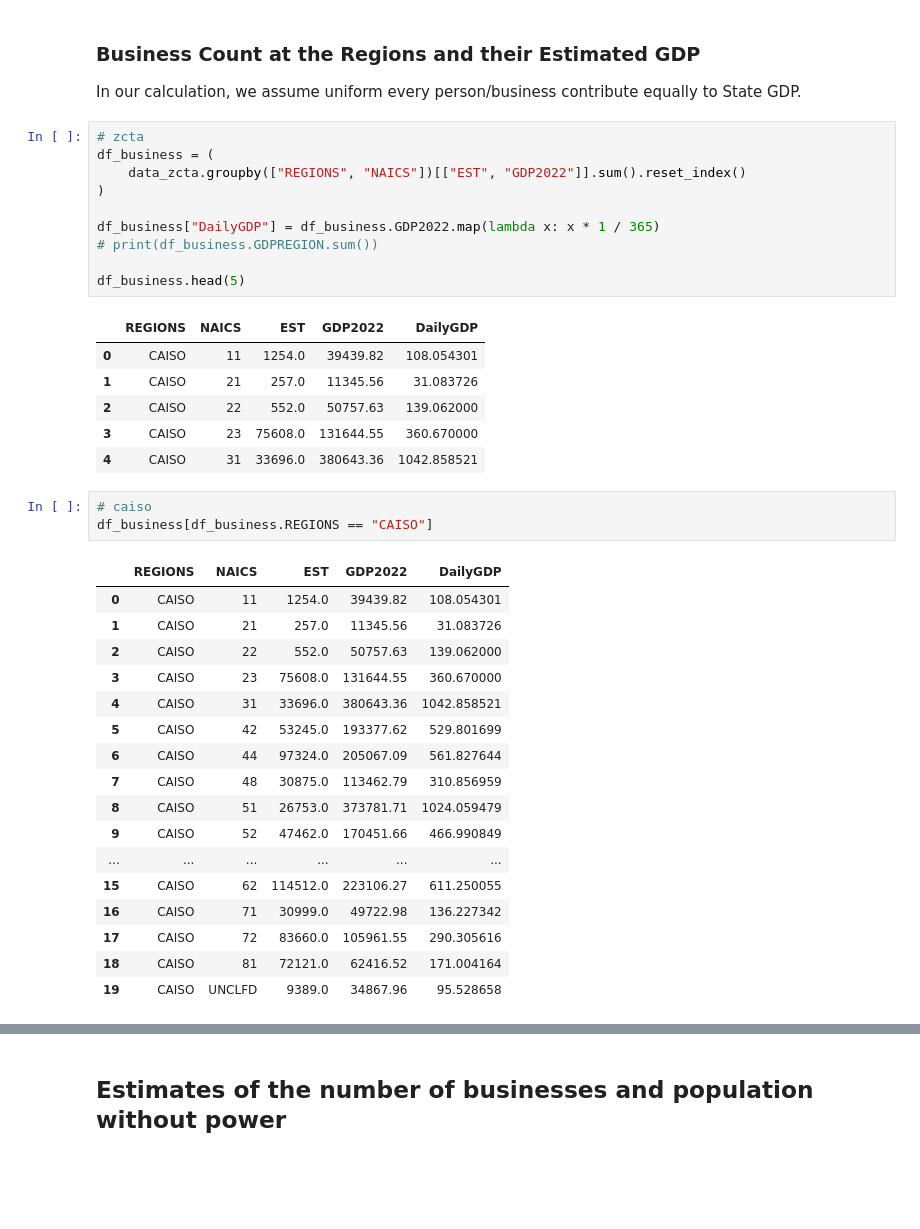
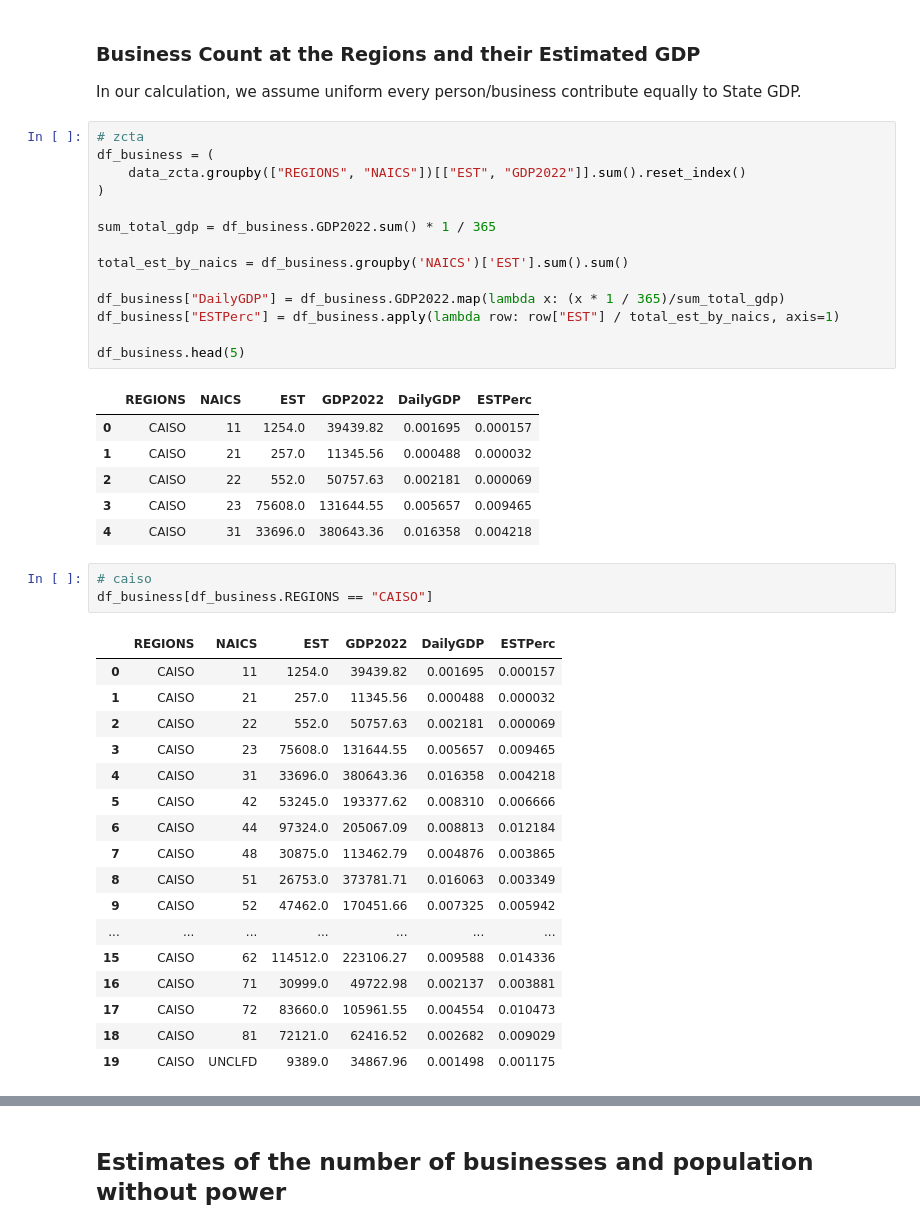
Before and after one commit to denniesbor/spwio, a Jupyter notebook: notebooks/scenario_modeling.ipynb, the cells around one changed output, grey strips where cells are left out. Saved outputs shown, nothing was run; the diff lists cells and outputs as text; blank space fills up the shorter version.

Commit message:
generate daily losses for supply (est) and demand (pop) scenarios

```diff
--- a/notebooks/scenario_modeling.ipynb
+++ b/notebooks/scenario_modeling.ipynb
@@ -61,41 +66,45 @@ In our calculation, we assume uniform every person/business contribute equally t
 # %%
 # zcta
 df_business = (
     data_zcta.groupby(["REGIONS", "NAICS"])[["EST", "GDP2022"]].sum().reset_index()
 )
 
-df_business["DailyGDP"] = df_business.GDP2022.map(lambda x: x * 1 / 365)
-# print(df_business.GDPREGION.sum())
+sum_total_gdp = df_business.GDP2022.sum() * 1 / 365
+
+total_est_by_naics = df_business.groupby('NAICS')['EST'].sum().sum()
+
+df_business["DailyGDP"] = df_business.GDP2022.map(lambda x: (x * 1 / 365)/sum_total_gdp)
+df_business["ESTPerc"] = df_business.apply(lambda row: row["EST"] / total_est_by_naics, axis=1)
 
 df_business.head(5)
 # %% [output]
-|  | REGIONS | NAICS | EST | GDP2022 | DailyGDP |
-| 0 | CAISO | 11 | 1254.0 | 39439.82 | 108.054301 |
-| 1 | CAISO | 21 | 257.0 | 11345.56 | 31.083726 |
-| 2 | CAISO | 22 | 552.0 | 50757.63 | 139.062000 |
-| 3 | CAISO | 23 | 75608.0 | 131644.55 | 360.670000 |
-| 4 | CAISO | 31 | 33696.0 | 380643.36 | 1042.858521 |
+|  | REGIONS | NAICS | EST | GDP2022 | DailyGDP | ESTPerc |
+| 0 | CAISO | 11 | 1254.0 | 39439.82 | 0.001695 | 0.000157 |
+| 1 | CAISO | 21 | 257.0 | 11345.56 | 0.000488 | 0.000032 |
+| 2 | CAISO | 22 | 552.0 | 50757.63 | 0.002181 | 0.000069 |
+| 3 | CAISO | 23 | 75608.0 | 131644.55 | 0.005657 | 0.009465 |
+| 4 | CAISO | 31 | 33696.0 | 380643.36 | 0.016358 | 0.004218 |
 # %%
 # caiso
 df_business[df_business.REGIONS == "CAISO"]
 # %% [output]
-|  | REGIONS | NAICS | EST | GDP2022 | DailyGDP |
-| 0 | CAISO | 11 | 1254.0 | 39439.82 | 108.054301 |
-| 1 | CAISO | 21 | 257.0 | 11345.56 | 31.083726 |
-| 2 | CAISO | 22 | 552.0 | 50757.63 | 139.062000 |
-| 3 | CAISO | 23 | 75608.0 | 131644.55 | 360.670000 |
-| 4 | CAISO | 31 | 33696.0 | 380643.36 | 1042.858521 |
-| 5 | CAISO | 42 | 53245.0 | 193377.62 | 529.801699 |
-| 6 | CAISO | 44 | 97324.0 | 205067.09 | 561.827644 |
-| 7 | CAISO | 48 | 30875.0 | 113462.79 | 310.856959 |
-| 8 | CAISO | 51 | 26753.0 | 373781.71 | 1024.059479 |
-| 9 | CAISO | 52 | 47462.0 | 170451.66 | 466.990849 |
-| ... | ... | ... | ... | ... | ... |
-| 15 | CAISO | 62 | 114512.0 | 223106.27 | 611.250055 |
-| 16 | CAISO | 71 | 30999.0 | 49722.98 | 136.227342 |
-| 17 | CAISO | 72 | 83660.0 | 105961.55 | 290.305616 |
-| 18 | CAISO | 81 | 72121.0 | 62416.52 | 171.004164 |
-| 19 | CAISO | UNCLFD | 9389.0 | 34867.96 | 95.528658 |
+|  | REGIONS | NAICS | EST | GDP2022 | DailyGDP | ESTPerc |
+| 0 | CAISO | 11 | 1254.0 | 39439.82 | 0.001695 | 0.000157 |
+| 1 | CAISO | 21 | 257.0 | 11345.56 | 0.000488 | 0.000032 |
+| 2 | CAISO | 22 | 552.0 | 50757.63 | 0.002181 | 0.000069 |
+| 3 | CAISO | 23 | 75608.0 | 131644.55 | 0.005657 | 0.009465 |
+| 4 | CAISO | 31 | 33696.0 | 380643.36 | 0.016358 | 0.004218 |
+| 5 | CAISO | 42 | 53245.0 | 193377.62 | 0.008310 | 0.006666 |
+| 6 | CAISO | 44 | 97324.0 | 205067.09 | 0.008813 | 0.012184 |
+| 7 | CAISO | 48 | 30875.0 | 113462.79 | 0.004876 | 0.003865 |
+| 8 | CAISO | 51 | 26753.0 | 373781.71 | 0.016063 | 0.003349 |
+| 9 | CAISO | 52 | 47462.0 | 170451.66 | 0.007325 | 0.005942 |
+| ... | ... | ... | ... | ... | ... | ... |
+| 15 | CAISO | 62 | 114512.0 | 223106.27 | 0.009588 | 0.014336 |
+| 16 | CAISO | 71 | 30999.0 | 49722.98 | 0.002137 | 0.003881 |
+| 17 | CAISO | 72 | 83660.0 | 105961.55 | 0.004554 | 0.010473 |
+| 18 | CAISO | 81 | 72121.0 | 62416.52 | 0.002682 | 0.009029 |
+| 19 | CAISO | UNCLFD | 9389.0 | 34867.96 | 0.001498 | 0.001175 |
 # %%
 # Export the business data as a dictionary
 nested_dict = {}
```
Also changed, not shown: parts of 18 cells of this notebook, 1 other file.
